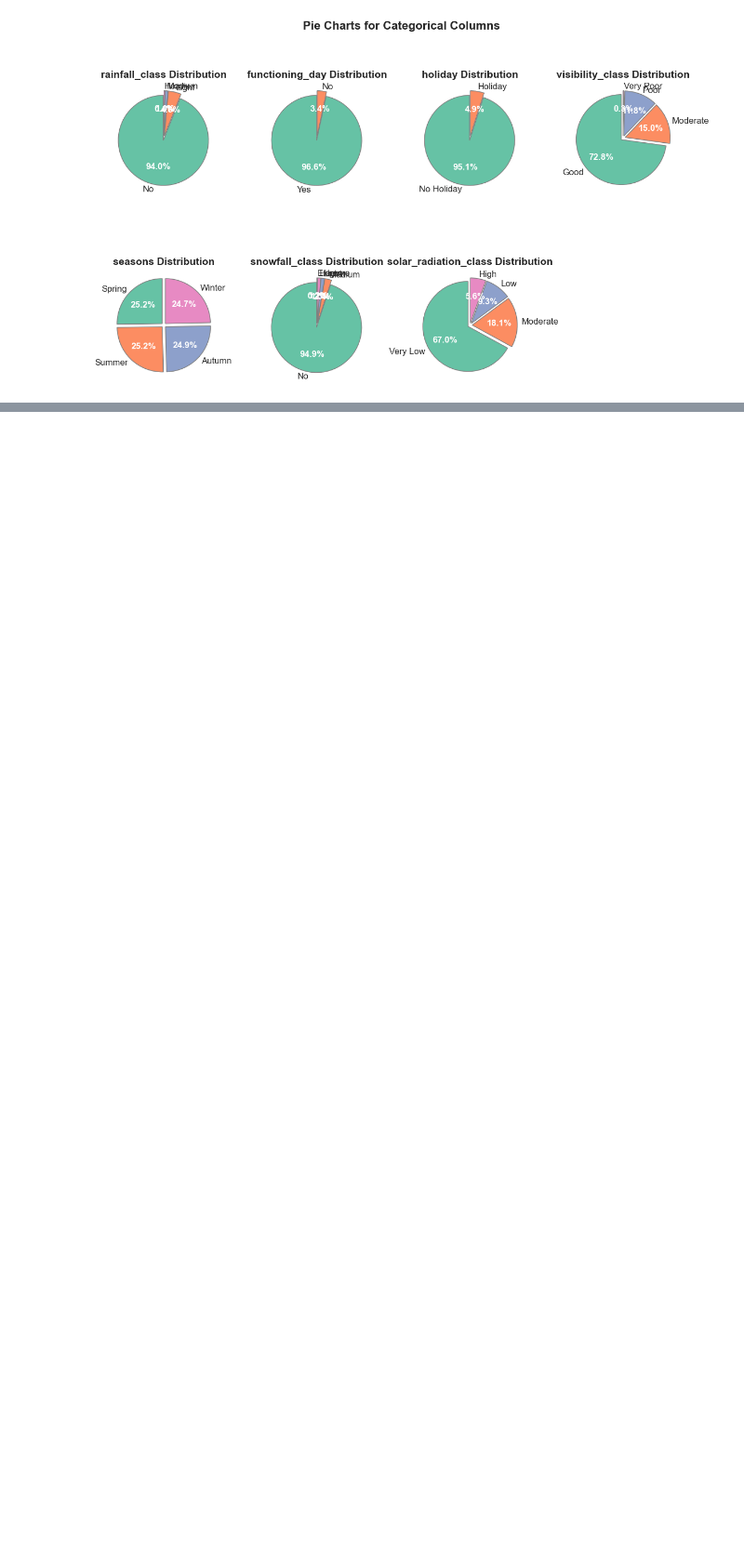
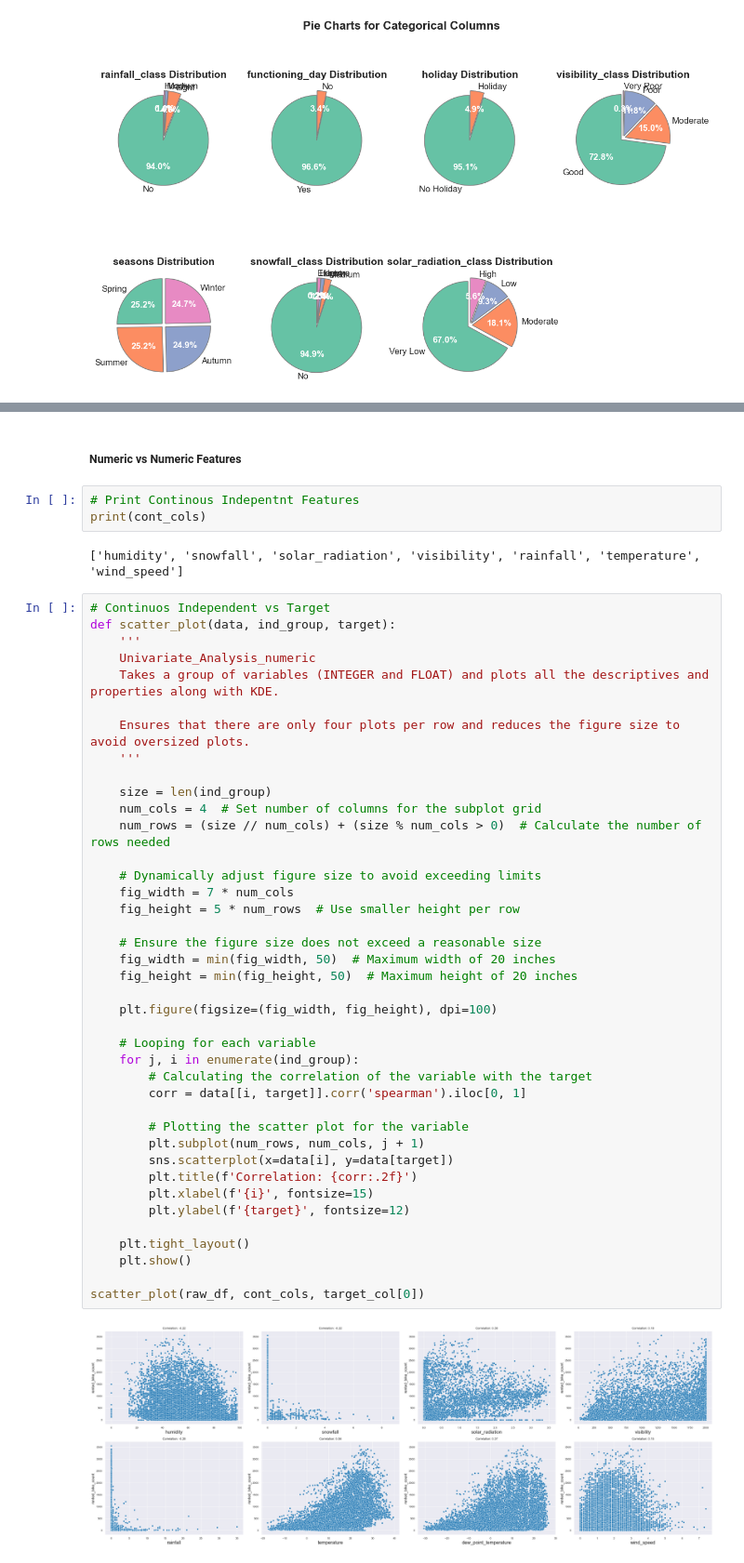
Before and after one commit to manuelmj39/bike-demand-prediction, a Jupyter notebook: notebooks/data-analysis.ipynb, the cells around one changed output, grey strips where cells are left out. Shown at 93% size. Saved outputs shown, nothing was run; the diff lists cells and outputs as text; blank space fills up the shorter version.

Commit message:
Added Analysis of Discrete featuers

```diff
--- a/notebooks/data-analysis.ipynb
+++ b/notebooks/data-analysis.ipynb
@@ -636,0 +641,49 @@ plot_multiple_pie_charts(raw_df, columns=set(cat_cols) - {'date'})
+# %% [markdown]
+##### Numeric vs Numeric Features
+# %%
+# Print Continous Indepentnt Features
+print(cont_cols)
+# %% [output]
+['humidity', 'snowfall', 'solar_radiation', 'visibility', 'rainfall', 'temperature', 'wind_speed']
+# %%
+# Continuos Independent vs Target
+def scatter_plot(data, ind_group, target):
+    '''
+    Univariate_Analysis_numeric
+    Takes a group of variables (INTEGER and FLOAT) and plots all the descriptives and properties along with KDE.
+
+    Ensures that there are only four plots per row and reduces the figure size to avoid oversized plots.
+    '''
+
+    size = len(ind_group)
+    num_cols = 4  # Set number of columns for the subplot grid
+    num_rows = (size // num_cols) + (size % num_cols > 0)  # Calculate the number of rows needed
+
+    # Dynamically adjust figure size to avoid exceeding limits
+    fig_width = 7 * num_cols
+    fig_height = 5 * num_rows  # Use smaller height per row
+
+    # Ensure the figure size does not exceed a reasonable size
+    fig_width = min(fig_width, 50)  # Maximum width of 20 inches
+    fig_height = min(fig_height, 50)  # Maximum height of 20 inches
+
+    plt.figure(figsize=(fig_width, fig_height), dpi=100)
+
+    # Looping for each variable
+    for j, i in enumerate(ind_group):
+        # Calculating the correlation of the variable with the target
+        corr = data[[i, target]].corr('spearman').iloc[0, 1]
+
+        # Plotting the scatter plot for the variable
+        plt.subplot(num_rows, num_cols, j + 1)
+        sns.scatterplot(x=data[i], y=data[target])
+        plt.title(f'Correlation: {corr:.2f}')
+        plt.xlabel(f'{i}', fontsize=15)
+        plt.ylabel(f'{target}', fontsize=12)
+
+    plt.tight_layout()
+    plt.show()
+
+scatter_plot(raw_df, cont_cols, target_col[0])
+# %% [output]
+[figure, added]
```
Also changed, not shown: parts of 8 cells of this notebook.
